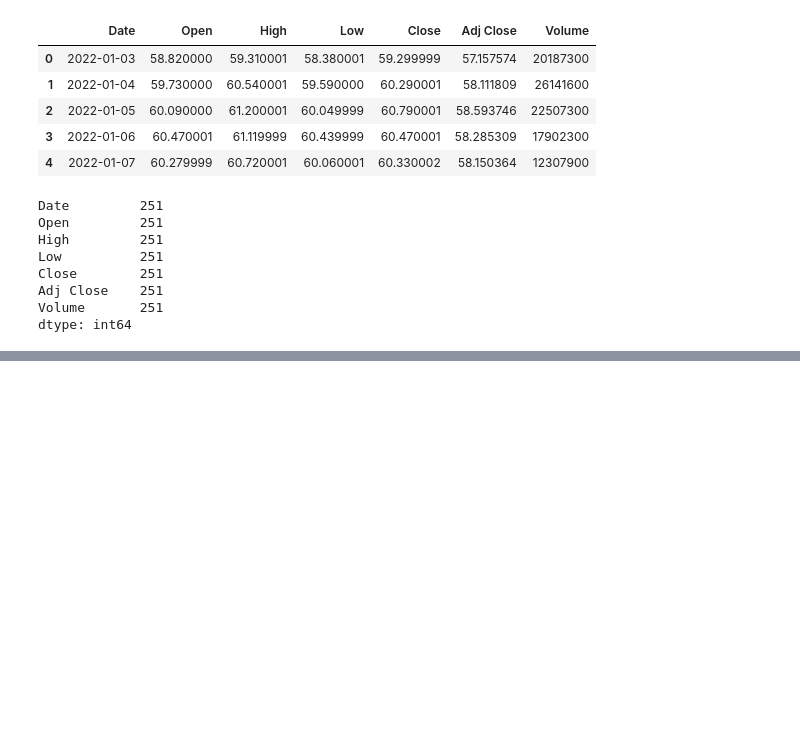
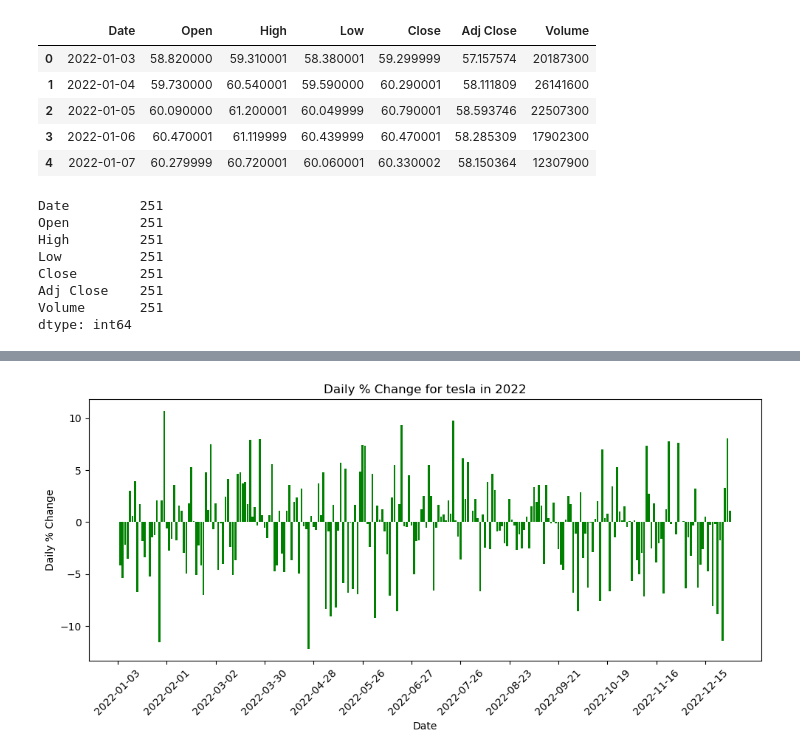
Before and after one commit to LetsGetCoding2/CIS3120, a Jupyter notebook: 3120_Project_Group_5.ipynb, the cells around one changed output, grey strips where cells are left out. Saved outputs shown, nothing was run; the diff lists cells and outputs as text; code cells hidden in the pictures; blank space fills up the shorter version.

```diff
--- a/3120_Project_Group_5.ipynb
+++ b/3120_Project_Group_5.ipynb
@@ -178,0 +373,4 @@ dtype: int64
+# %%
+percentageGraph(tesla, 'tesla')
+# %% [output]
+[figure, added]
```
Also changed, not shown: parts of 66 cells of this notebook.
